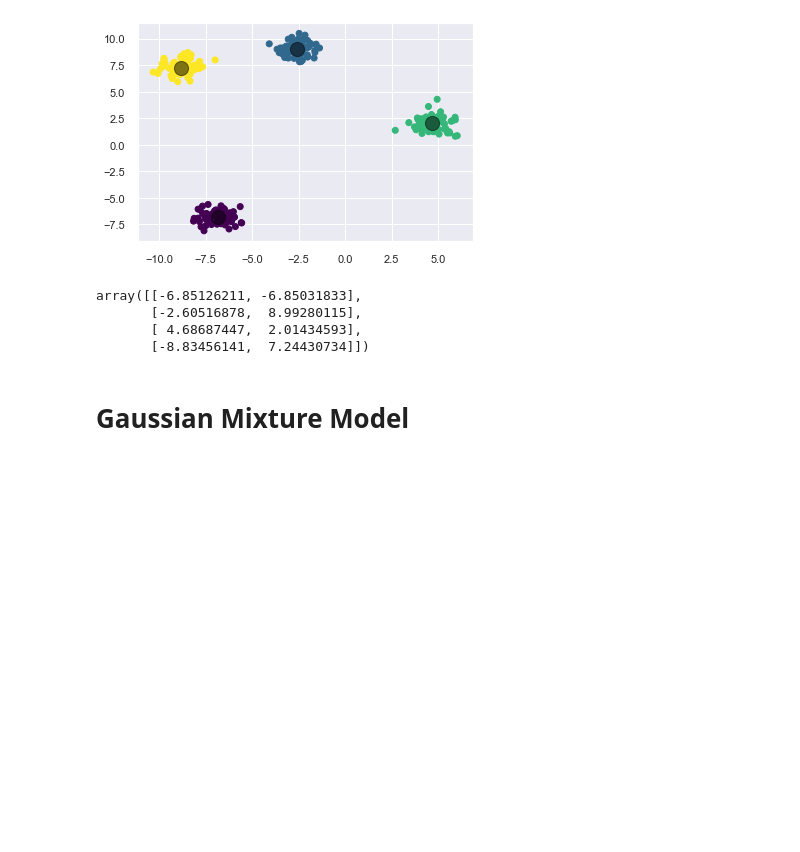
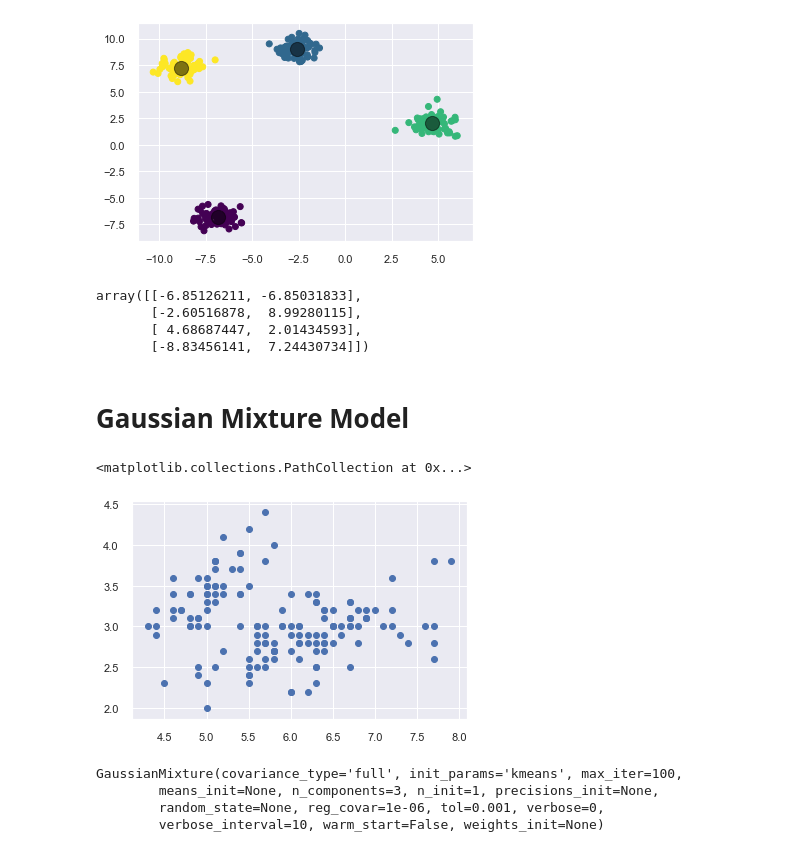
Before and after one commit to bthakr1/datascience_pipeline, a Jupyter notebook: k means.ipynb, the cells around one changed output. Cells and saved outputs as stored; diff of their text form; code cells hidden in the pictures; blank space fills up the shorter version.

```diff
--- a/k means.ipynb
+++ b/k means.ipynb
@@ -170,0 +176,11 @@ array([[-6.85126211, -6.85031833],
+# %%
+iris = datasets.load_iris()
+# %%
+X = iris.data[:,:2]
+# %%
+d = pd.DataFrame(X)
+# %%
+plt.scatter(d[0],d[1])
+# %% [output]
+<matplotlib.collections.PathCollection at 0x...>
+[figure, added]
@@ -170,0 +189,7 @@ array([[-6.85126211, -6.85031833],
+# %%
+gmm.fit(d)
+# %% [output]
+GaussianMixture(covariance_type='full', init_params='kmeans', max_iter=100,
+        means_init=None, n_components=3, n_init=1, precisions_init=None,
+        random_state=None, reg_covar=1e-06, tol=0.001, verbose=0,
+        verbose_interval=10, warm_start=False, weights_init=None)
```
Also changed, not shown: parts of 9 cells of this notebook.
